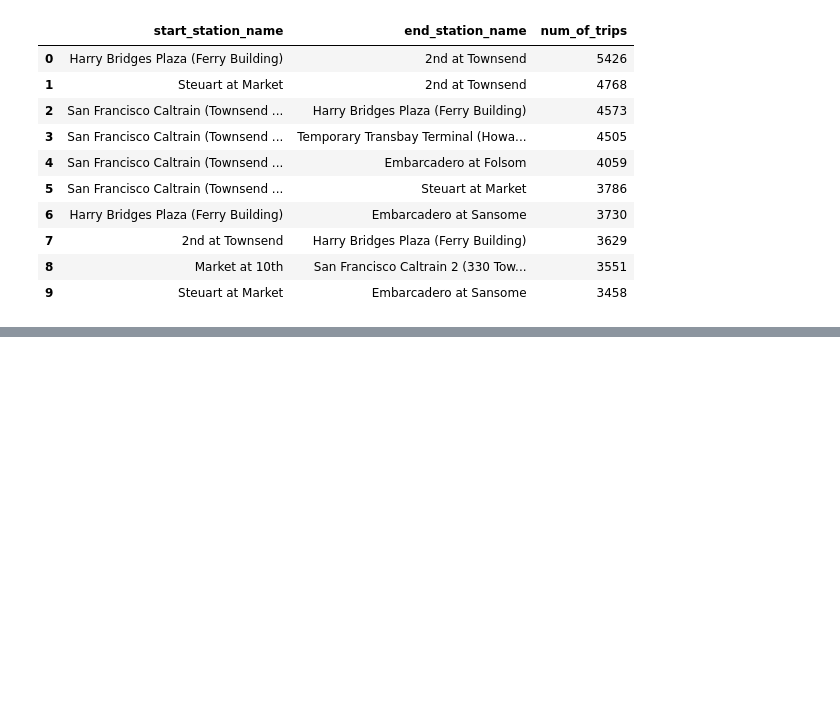
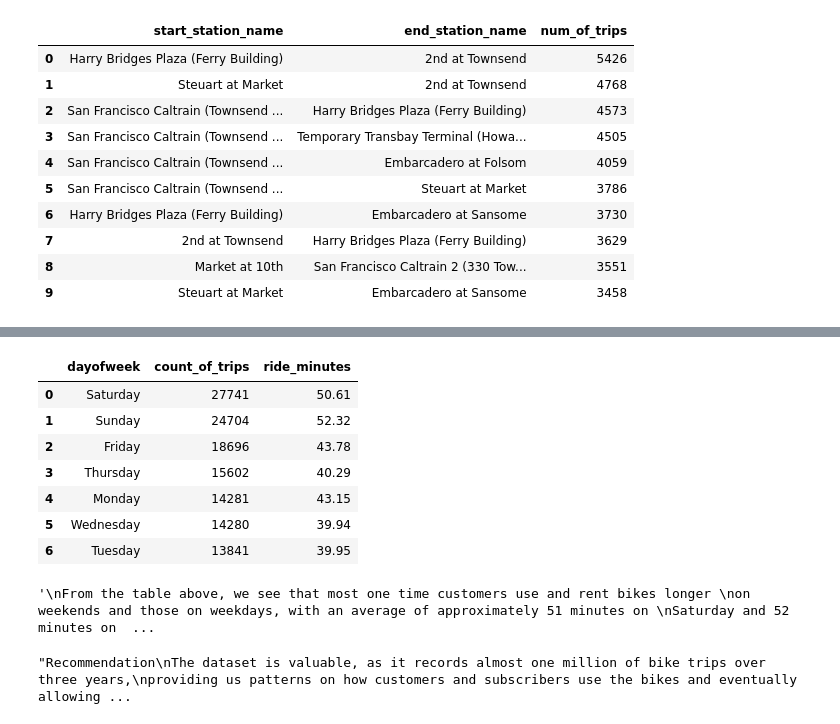
Before and after one commit to kevinxuan/MIDS_W205, a Jupyter notebook: Project_1.ipynb, the cells around one changed output, grey strips where cells are left out. Saved outputs shown, nothing was run; the diff lists cells and outputs as text; code cells hidden in the pictures; blank space fills up the shorter version.

```diff
--- a/Project_1.ipynb
+++ b/Project_1.ipynb
@@ -84,0 +166,63 @@ GROUP BY duration_group;
+# %%
+customer_dayofweek_t = [num_to_weekday[i] for i in customer_day_of_week.dayofweek]
+customer_day_of_week['dayofweek'] = pd.Series(customer_dayofweek_t)
+# %%
+customer_day_of_week
+# %% [output]
+|  | dayofweek | count_of_trips | ride_minutes |
+| 0 | Saturday | 27741 | 50.61 |
+| 1 | Sunday | 24704 | 52.32 |
+| 2 | Friday | 18696 | 43.78 |
+| 3 | Thursday | 15602 | 40.29 |
+| 4 | Monday | 14281 | 43.15 |
+| 5 | Wednesday | 14280 | 39.94 |
+| 6 | Tuesday | 13841 | 39.95 |
+# %%
+'''
+From the table above, we see that most one time customers use and rent bikes longer
+on weekends and those on weekdays, with an average of approximately 51 minutes on
+Saturday and 52 minutes on Sunday. We can see that trips about one time customers
+are very different from those of subscribers, and therefore we should provide
+different offers to customers and subscribers.
+'''
+# %% [output]
+'\nFrom the table above, we see that most one time customers use and rent bikes longer \non weekends and those on weekdays, with an average of approximately 51 minutes on \nSaturday and 52 minutes on  ...
+# %%
+''' RECOMMENDATION AND CONCLUSION
+The dataset is valuable, as it records almost one million of bike trips over three years,
+providing us patterns on how customers and subscribers use the bikes and eventually allowing
+us to find the right offer which benefits both the customers and the company. However, we
+see that the data lacks one really essential column: rider ID. Without this column, we are
+not able to track an individual's daily pattern，and as a result we are not able to provide
+personalized offer to these individual customer or subscriber. Hence, if we are given rider ID
+for each row, we would have a better stance.
+
+Back to data, as we can see from the data, most of the people who rent the bikes are commuters
+who commute to work, and without any doubt our target customer group should be ones who live in
+the city and live near to work. Then from the trip duration table above, we see that 90% of the
+rides within 15 minutes, so presenting offers on longer ride time will not attract new customers
+to use bikes.
+
+For the second table, we see that out of all commute trips from subscribers, trips
+which contain basic characteristics of a commute trip, most of the trips occur during weekdays,
+especially in the middle of weekdays. With this, we can create a new bike plan just for commuters.
+This plan charges lower monthly rate for customers, but different from the current monthly plan
+free bike rental can only be used during weekdays.
+
+For the third table, we see that different from trips from subscibers, trips from one time customers
+mostly concentrated on weekeends, showing that one time customers usually use this for leisure.
+Furthermore, we can see that these weekend trips last much longer than commute trips, with
+an average of 50 minutes of rides. Although the number of trips from one time customers consists
+only 10% of all the trips, we should still create new offer for this group. Since most these weekend
+bike rides are approximately 50 minutes, we can provide a one hour rental discount offer which customers
+can purchase. With this offer, more one time customers are likely to rent the bike to have a short
+tour ride around San Francisco and the Bay Area.
+
+In conclusion, I suggest removing Bike Share for All, as most subscribers do not enjoy
+the benefits from this program. In terms of new offer, for subscribers I recommend to come
+up with a monthly weekday membership plan, attracting more commuters to use bikes to commute.
+For one time customers, I suggest a one hour rental discount offer, which as a result
+would attract customers to use bikes to tour rather than to walk.
+'''
+# %% [output]
+"Recommendation\nThe dataset is valuable, as it records almost one million of bike trips over three years,\nproviding us patterns on how customers and subscribers use the bikes and eventually allowing ...
```
Also changed, not shown: parts of 16 cells of this notebook, 1 other file.
